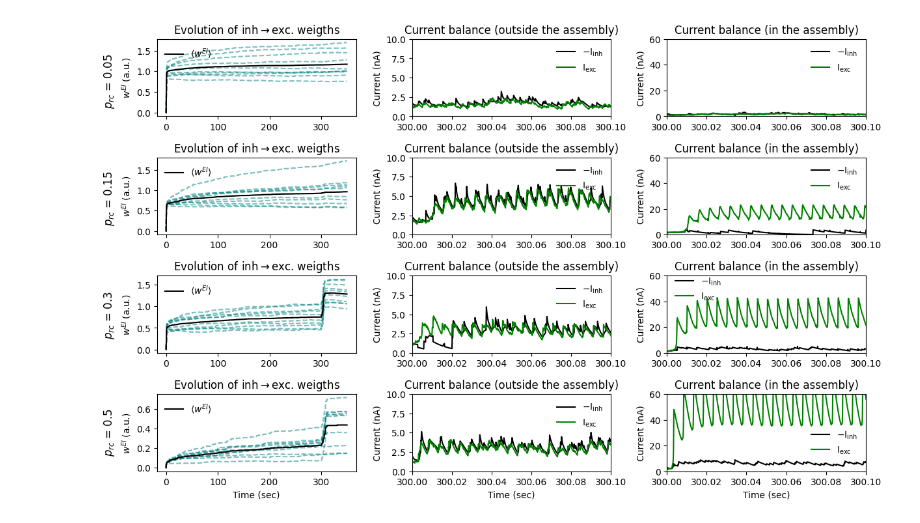
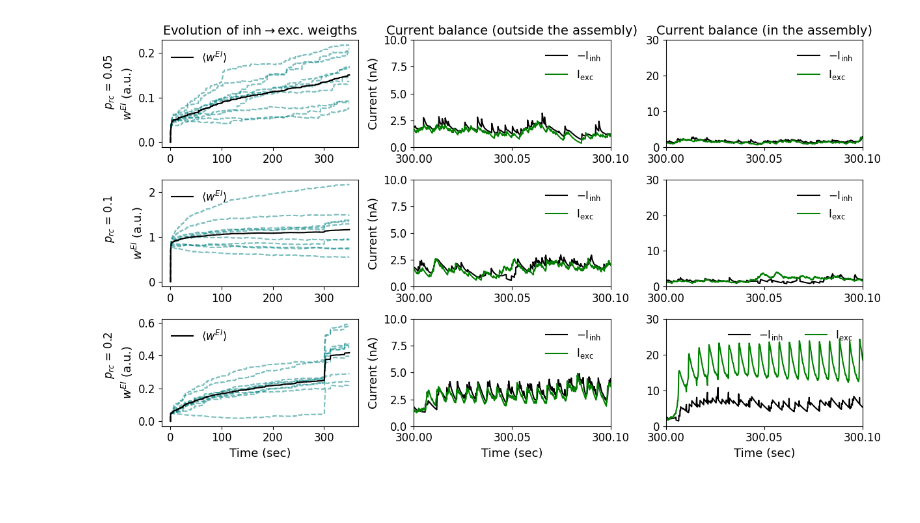
Before and after one commit to m-buschmann/balancing_networks, a Jupyter notebook: analysis_c.ipynb, the cells around one changed output. Saved outputs shown, nothing was run; the diff lists cells and outputs as text; code cells hidden in the pictures; blank space fills up the shorter version.

```diff
--- a/analysis_c.ipynb
+++ b/analysis_c.ipynb
@@ -10,6 +11,6 @@ from matplotlib.gridspec import GridSpec
 # %%
 simtime3 = 300*10**3 * ms + 50*10**3 * ms
-p_rcs = [0.05, 0.15, 0.3, 0.5]
+p_rcs = [0.05, 0.1, 0.2]
 # %%
 spikemons_t = []
 spikemons_i = []
@@ -53,13 +54,13 @@ for i, p_rc in enumerate(p_rcs):
     current_ass_I.append(data['assembly_inh'])
     current_ass_t.append(data['assembly_t'])
 # %%
-fig = plt.figure(figsize=(12, 12))
-gs = GridSpec(4, 2, figure=fig, width_ratios=[1, 1])
+fig = plt.figure(figsize=(12, 9))
+gs = GridSpec(3, 2, figure=fig, width_ratios=[1, 1])
 
-for i, j in enumerate([0, 1, 2, 3]):
+for i, j in enumerate([0, 1, 2]):
     ax1 = fig.add_subplot(gs[i, 0])
     ax1.plot(spikemons_t[j], spikemons_i[j], '.g', ms=1)
-    ax1.set_xlim([299, 310])
+    ax1.set_xlim([295, 310])
     ax1.set_ylabel('Neuron idx.')
     ax1.set_title(f'Spike raster of the exc. population ($p_{{rc}}$ = {p_rcs[j]})')
 
@@ -72,12 +73,12 @@ for i, j in enumerate([0, 1, 2, 3]):
     ax2.set_ylabel('Firing rate (Hz)')
     ax2.set_title(f'Firing rate of the exc. population ($p_{{rc}}$ = {p_rcs[j]})')
 
-    if i == 3:
+    if i == 2:
         ax2.set_xlabel('Time (sec)')
         ax1.set_xlabel('Time (sec)')
 
 plt.tight_layout()
-plt.savefig('./Plots/fig_4.png', format='png', dpi=300, bbox_inches="tight")
-plt.savefig('./Plots/fig_4.pdf', format='pdf', dpi=300, bbox_inches="tight")
+# plt.savefig('./Plots/fig_4.png', format='png', dpi=300, bbox_inches="tight")
+# plt.savefig('./Plots/fig_4.pdf', format='pdf', dpi=300, bbox_inches="tight")
 plt.show()
 # %% [output]
@@ -85,49 +86,49 @@ plt.show()
 # %%
-fig = plt.figure(figsize=(12, 9))
-gs = GridSpec(5, 3, figure=fig, width_ratios=[1, 1, 1])
+fig = plt.figure(figsize=(12, 7))
+gs = GridSpec(3, 3, figure=fig, width_ratios=[1, 1, 1])
 
-for i, j in enumerate([0, 1, 2, 3]):
-    # Row label for p_rc
-    fig.text(-0.01, 0.885 - i*0.2, f'$p_{{rc}}$ = {p_rcs[j]}', fontsize=12, va='center', ha='left', rotation=90)
+for i, j in enumerate([0, 1, 2]):
+
+    fig.text(-0.01, 0.85 - i*0.3, f'$p_{{rc}}$ = {p_rcs[j]}', fontsize=12, va='center', ha='left', rotation=90)
 
     ax1 = fig.add_subplot(gs[i, 0])
     ax1.plot(synmons_t[j], synmons_w[j], alpha=0.5, color='teal', ls='--')
     ax1.plot(synmons_t[j], np.mean(synmons_w[j], axis=1), label="$\\langle w^{EI} \\rangle$", color='black')
     ax1.legend(frameon=False, loc='upper left')
     ax1.set_ylabel('$w^{EI}$ (a.u.)')
-    ax1.set_title('Evolution of inh$\\rightarrow$exc. weigths')
 
     ax2 = fig.add_subplot(gs[i, 1])
     ax2.plot(currents_t[j], -currents_I[j][0], color='black', label="$-\\text{I}_{\\text{inh}}$")
     ax2.plot(currents_t[j], currents_E[j][0], color='green', label="$\\text{I}_{\\text{exc}}$")
     ax2.set_ylim([0, 10])
     ax2.set_xlim([300, 300.1])
+    ax2.set_xticks([300, 300.05, 300.1])
     ax2.legend(frameon=False, loc='upper right')
-    ax2.set_title('Current balance (outside the assembly)')
     ax2.set_ylabel('Current (nA)')
 
     ax3 = fig.add_subplot(gs[i, 2])
     ax3.plot(current_ass_t[j], -current_ass_I[j][0], color='black', label="$-\\text{I}_{\\text{inh}}$")
     ax3.plot(current_ass_t[j], current_ass_E[j][0], color='green', label="$\\text{I}_{\\text{exc}}$")
-    ax3.set_ylim([0, 60])
+    ax3.set_ylim([0, 30])
     ax3.set_xlim([300, 300.1])
-    if i == 3:
-        ax3.legend(frameon=False, loc='lower right', bbox_to_anchor=(1, 0.1))
-    elif i == 2:
-        ax3.legend(frameon=False, loc='upper left', bbox_to_anchor=(0, 1.1))
-    else:
-        ax3.legend(frameon=False, loc='upper right')
-    ax3.set_title('Current balance (in the assembly)')
-    ax3.set_ylabel('Current (nA)')
+    ax3.set_xticks([300, 300.05, 300.1])
+    ax3.legend(frameon=False, loc='upper right')
 
-    if i == 3:
+
+    if i == 0:
+        ax1.set_title('Evolution of inh$\\rightarrow$exc. weigths')
+        ax2.set_title('Current balance (outside the assembly)')
+        ax3.set_title('Current balance (in the assembly)')
+
+    if i == 2:
         ax1.set_xlabel('Time (sec)')
         ax2.set_xlabel('Time (sec)')
         ax3.set_xlabel('Time (sec)')
+        ax3.legend(frameon=False, loc='upper right', ncols=2)
 
 plt.tight_layout()
 plt.savefig('./Plots/fig_5.png', format='png', dpi=300, bbox_inches="tight")
 plt.savefig('./Plots/fig_5.pdf', format='pdf', dpi=300, bbox_inches="tight")
 plt.show()
 # %% [output]
-[figure, old version]
+[figure, new version]
```
Also changed, not shown: parts of 2 cells of this notebook, 6 other files.
